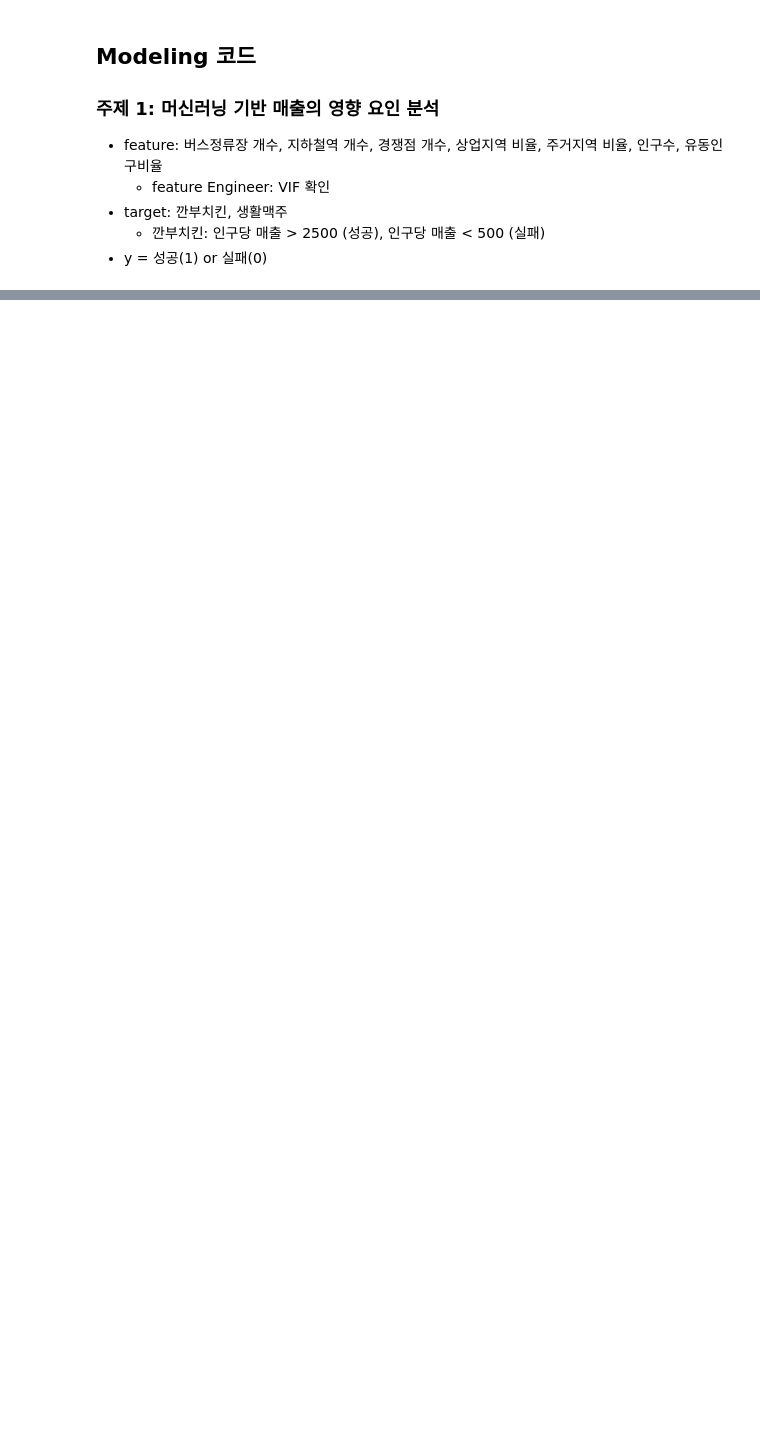
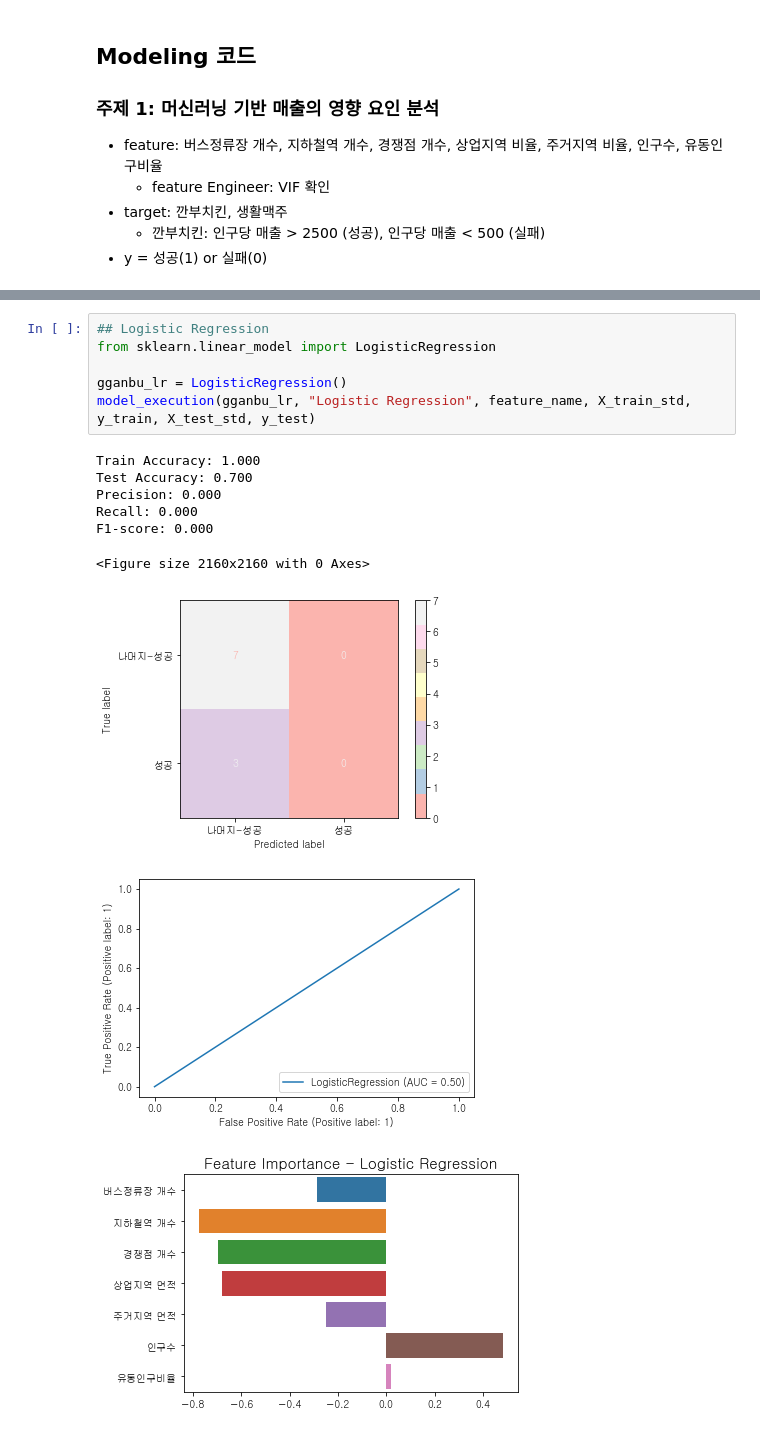
Before and after one commit to POSdata-Sales-Prediction/Store-operation-consulting, a Jupyter notebook: Modeling/Sub1/hof_success_classification.ipynb, the cells around one changed output, grey strips where cells are left out. Saved outputs shown, nothing was run; the diff lists cells and outputs as text; blank space fills up the shorter version.

```diff
--- a/Modeling/Sub1/hof_success_classification.ipynb
+++ b/Modeling/Sub1/hof_success_classification.ipynb
@@ -135,0 +212,16 @@ Accuracy: 0.80
+# %%
+## Logistic Regression
+from sklearn.linear_model import LogisticRegression
+
+gganbu_lr = LogisticRegression()
+model_execution(gganbu_lr, "Logistic Regression", feature_name, X_train_std, y_train, X_test_std, y_test)
+# %% [output]
+Train Accuracy: 1.000
+Test Accuracy: 0.700
+Precision: 0.000
+Recall: 0.000
+F1-score: 0.000
+<Figure size 2160x2160 with 0 Axes>
+[figure, added]
+[figure, added]
+[figure, added]
```
Also changed, not shown: parts of 16 cells of this notebook, 1 other file.
